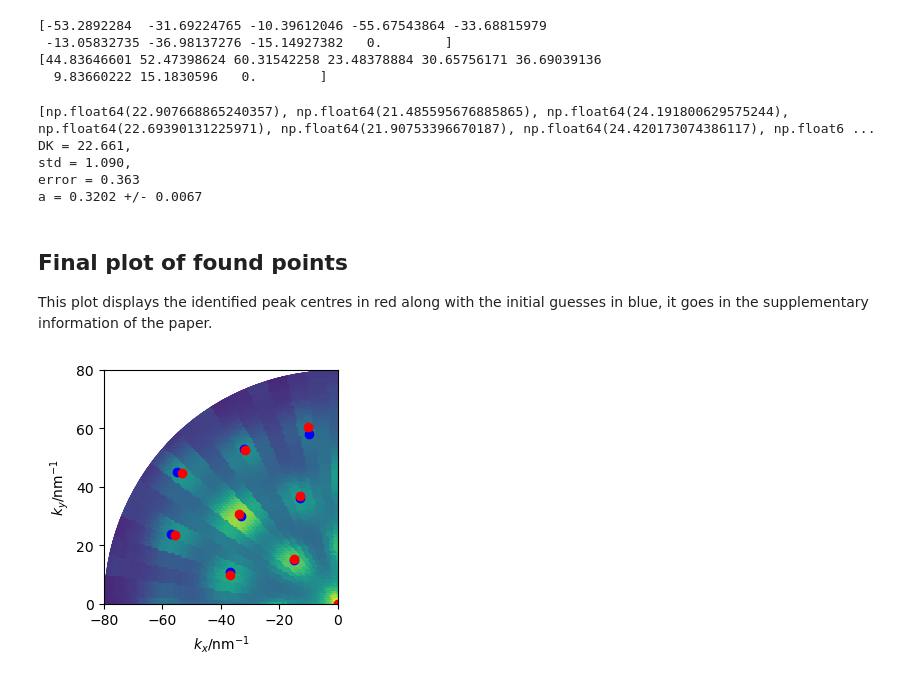
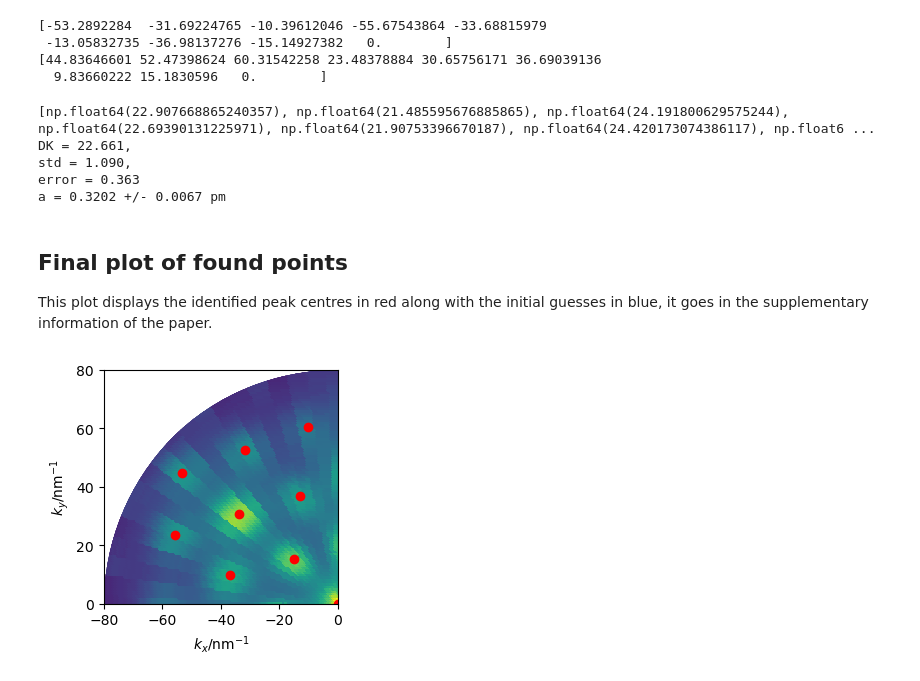
Before and after one commit to slambrick/mos2-defects, a Jupyter notebook: sample1a_lattice_constant.ipynb, the cells around one changed output. Drawn from its saved outputs; the diff is of its cells as text; code cells hidden in the pictures.

```diff
--- a/sample1a_lattice_constant.ipynb
+++ b/sample1a_lattice_constant.ipynb
@@ -213,13 +205,13 @@ DK = [
 print(DK)
 print('DK = {:.3f},\nstd = {:.3f},\nerror = {:.3f}'.format(np.mean(DK), np.std(DK), np.std(DK)/np.sqrt(9)))
 a = 2*np.pi/np.mean(DK)/np.sqrt(3)*2
-print('a = {:.4f} +/- {:.4f} pm'.format(a, a*0.021))
+print('a = {:.4f} +/- {:.4f} nm'.format(a, a*0.021))
 # %% [output]
 [np.float64(22.907668865240357), np.float64(21.485595676885865), np.float64(24.191800629575244), np.float64(22.69390131225971), np.float64(21.90753396670187), np.float64(24.420173074386117), np.float6 ...
 DK = 22.661,
 std = 1.090,
 error = 0.363
-a = 0.3202 +/- 0.0067
+a = 0.3202 +/- 0.0067 pm
 # %% [markdown]
 ## Final plot of found points
 
@@ -227,14 +219,14 @@ This plot displays the identified peak centres in red along with the initial gue
 # %%
 fig1, ax1, _  = d1.interpolated_plot(N=201,method='nearest')
 for i, ks in enumerate(guess_peak):
-    ax1.plot(ks[0],ks[1],'bo')
+    #ax1.plot(ks[0],ks[1],'bo') # Uncomment if you want the initial guesses
     ax1.plot(kxs[i],kys[i],'ro')
 ax1.set_xlim(-80, 0)
 ax1.set_ylim(0, 80)
 ax1.set_yticks([0, 20, 40, 60, 80])
 ax1.set_title(None)
 fig1.set_size_inches(3.343, 3.343)
 plt.tight_layout()
 plt.savefig('figures_output/lattice_positions.pdf', dpi=450)
 # %% [output]
-[figure, old version]
+[figure, new version]
```
Also changed, not shown: parts of 1 cell of this notebook, 1 other file.
